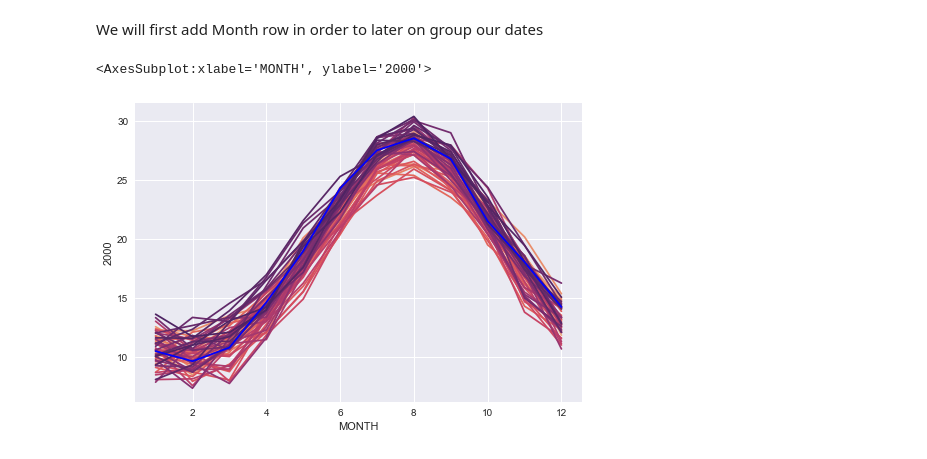
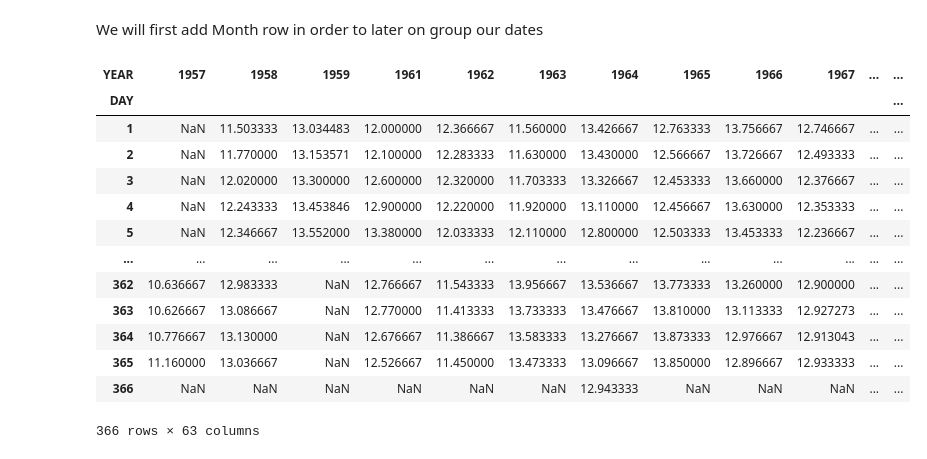
Before and after one commit to gliargovas/AML_2021_Assignments, a Jupyter notebook: Assignment1.ipynb, the cells around one changed output. Cells and saved outputs as stored; diff of their text form; code cells hidden in the pictures.

```diff
--- a/Assignment1.ipynb
+++ b/Assignment1.ipynb
@@ -329,16 +330,26 @@ ax.xaxis.set_major_locator(tk.MultipleLocator(10))
 We will first add Month row in order to later on group our dates
 # %%
 q3_data=combined_data
-q3_data["MONTH"] = q3_data.DATE.dt.month
+q3_data["DAY"] = q3_data.DATE.dt.day_of_year
 q3_data["YEAR"] = q3_data.DATE.dt.year
+q3_data = q3_data.sort_values('DATE')
 q3_data["ROLLING"] = q3_data.TAVG.rolling(window=30, min_periods=1).mean()
+
+q3_data = q3_data.pivot_table(index="DAY",columns="YEAR", values="ROLLING")
 q3_data
-q3_data = q3_data.pivot_table(index="MONTH",columns="YEAR", values="ROLLING")
-q3_data.transpose()
-plt.style.use('seaborn')
-sns.lineplot(data = q3_data, palette="flare", legend=None, dashes=False)
-sns.lineplot(data = q3_data[2000], color="b")
 # %% [output]
+| YEAR | 1957 | 1958 | 1959 | 1961 | 1962 | 1963 | 1964 | 1965 | 1966 | 1967 | ... | ... |
+| DAY |  |  |  |  |  |  |  |  |  |  |  | ... |
+| 1 | NaN | 11.503333 | 13.034483 | 12.000000 | 12.366667 | 11.560000 | 13.426667 | 12.763333 | 13.756667 | 12.746667 | ... | ... |
+| 2 | NaN | 11.770000 | 13.153571 | 12.100000 | 12.283333 | 11.630000 | 13.430000 | 12.566667 | 13.726667 | 12.493333 | ... | ... |
+| 3 | NaN | 12.020000 | 13.300000 | 12.600000 | 12.320000 | 11.703333 | 13.326667 | 12.453333 | 13.660000 | 12.376667 | ... | ... |
+| 4 | NaN | 12.243333 | 13.453846 | 12.900000 | 12.220000 | 11.920000 | 13.110000 | 12.456667 | 13.630000 | 12.353333 | ... | ... |
+| 5 | NaN | 12.346667 | 13.552000 | 13.380000 | 12.033333 | 12.110000 | 12.800000 | 12.503333 | 13.453333 | 12.236667 | ... | ... |
+| ... | ... | ... | ... | ... | ... | ... | ... | ... | ... | ... | ... | ... |
+| 362 | 10.636667 | 12.983333 | NaN | 12.766667 | 11.543333 | 13.956667 | 13.536667 | 13.773333 | 13.260000 | 12.900000 | ... | ... |
+| 363 | 10.626667 | 13.086667 | NaN | 12.770000 | 11.413333 | 13.733333 | 13.476667 | 13.810000 | 13.113333 | 12.927273 | ... | ... |
+| 364 | 10.776667 | 13.130000 | NaN | 12.676667 | 11.386667 | 13.583333 | 13.276667 | 13.873333 | 12.976667 | 12.913043 | ... | ... |
+| 365 | 11.160000 | 13.036667 | NaN | 12.526667 | 11.450000 | 13.473333 | 13.096667 | 13.850000 | 12.896667 | 12.933333 | ... | ... |
+| 366 | NaN | NaN | NaN | NaN | NaN | NaN | 12.943333 | NaN | NaN | NaN | ... | ... |
-<AxesSubplot:xlabel='MONTH', ylabel='2000'>
+366 rows × 63 columns
-[figure, removed]
 # %%
```
Also changed, not shown: parts of 9 cells of this notebook.
